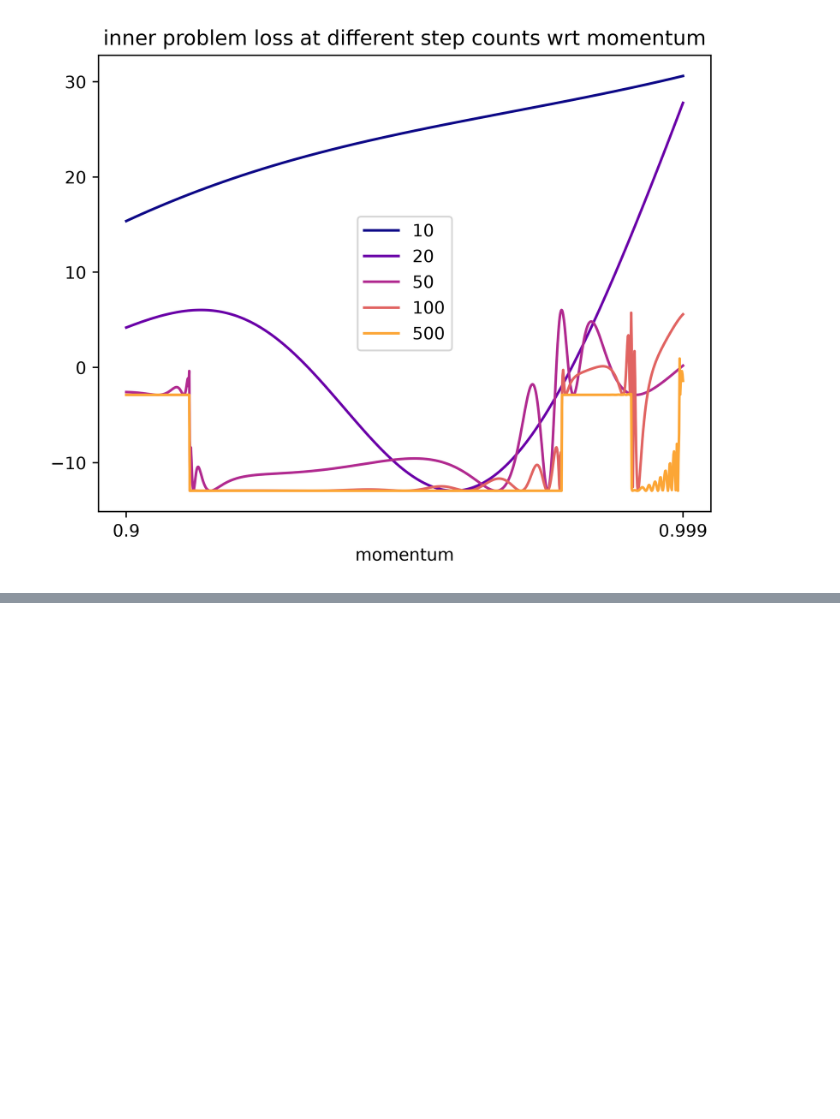
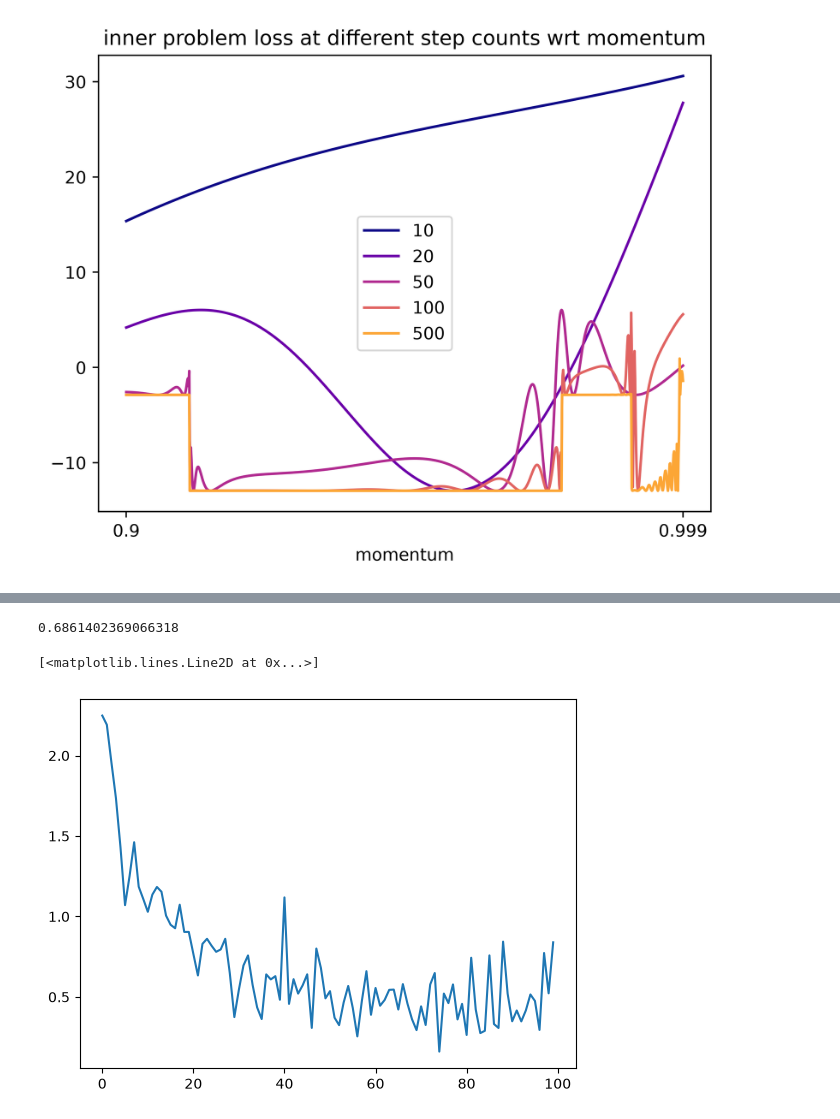
Before and after one commit to jakob-bjorner/2026_proj, a Jupyter notebook: discover.ipynb, the cells around one changed output, grey strips where cells are left out. Saved outputs shown, nothing was run; the diff lists cells and outputs as text; code cells hidden in the pictures; blank space fills up the shorter version.

```diff
--- a/discover.ipynb
+++ b/discover.ipynb
@@ -356,0 +359,4 @@ plt.show()
+# %%
+import numpy as np
+from main import get_mnist_train_val_dl
+train_dl, val_dl = get_mnist_train_val_dl()
@@ -356,0 +572,29 @@ plt.show()
+# %%
+# graph 3c,
+# now to try for many steps.
+outer_model = OuterOptimizationModel(0.0003, 0.9, 0.999)
+outer_adam = torch.optim.Adam(outer_model.parameters())
+my_losses = []
+my_val_losses = []
+lrs = []
+
+accumulated_losses = 0
+inner_optimizer_step = 0
+truncation_length = 100
+inner_model_parameters = inner_model_init_parameters
+inner_optimizer_first_moment = list(torch.zeros_like(p) for p in inner_model_init_parameters)
+inner_optimizer_second_moment = list(torch.zeros_like(p) for p in inner_model_init_parameters)
+inner_optimizer_step = 0
+for i in range(0,1000, truncation_length):
+    outer_adam.zero_grad() # changed from above, moved into the inner loop, as I want to see the gradient at different locations.
+    for j, data in enumerate(train_dl[i:i+truncation_length]): # CHANGED FROM ABOVE!
+        inner_model_parameters, (inner_optimizer_first_moment, inner_optimizer_second_moment, inner_optimizer_step), recorded_intermediates  = \
+            outer_model(inner_model_parameters, (data[0].flatten(1), data[1]), (inner_optimizer_first_moment, inner_optimizer_second_moment, inner_optimizer_step))
+        accumulated_losses = accumulated_losses + recorded_intermediates[0] # CHANGED FROM ABOVE!
+    # inner_model_parameters = [p.clone().detach() for p in inner_model_parameters]
+    # inner_optimizer_first_moment = [p.clone().detach() for p in inner_optimizer_first_moment]
+    # inner_optimizer_second_moment = [p.clone().detach() for p in inner_optimizer_second_moment]
+
+    accumulated_losses.backward(retain_graph=True) # CHANGED. retain graph lets us save computation from not having to redo the foward steps
+    accumulated_losses = accumulated_losses.item()
+    print(i+truncation_length, outer_model.log_lr.grad.item())
@@ -356,0 +747,4 @@ plt.show()
+# %%
+from main import get_mnist_train_val_dl
+import numpy as np
+train_dl, val_dl = get_mnist_train_val_dl()
@@ -356,0 +825,9 @@ plt.show()
+# %%
+print(np.mean(losses))
+import matplotlib.pyplot as plt
+
+plt.plot(np.array(losses).reshape(-1,100).mean(-1))
+# %% [output]
+0.6861402369066318
+[<matplotlib.lines.Line2D at 0x...>]
+[figure, added]
```
Also changed, not shown: parts of 19 cells of this notebook, 4 other files.
